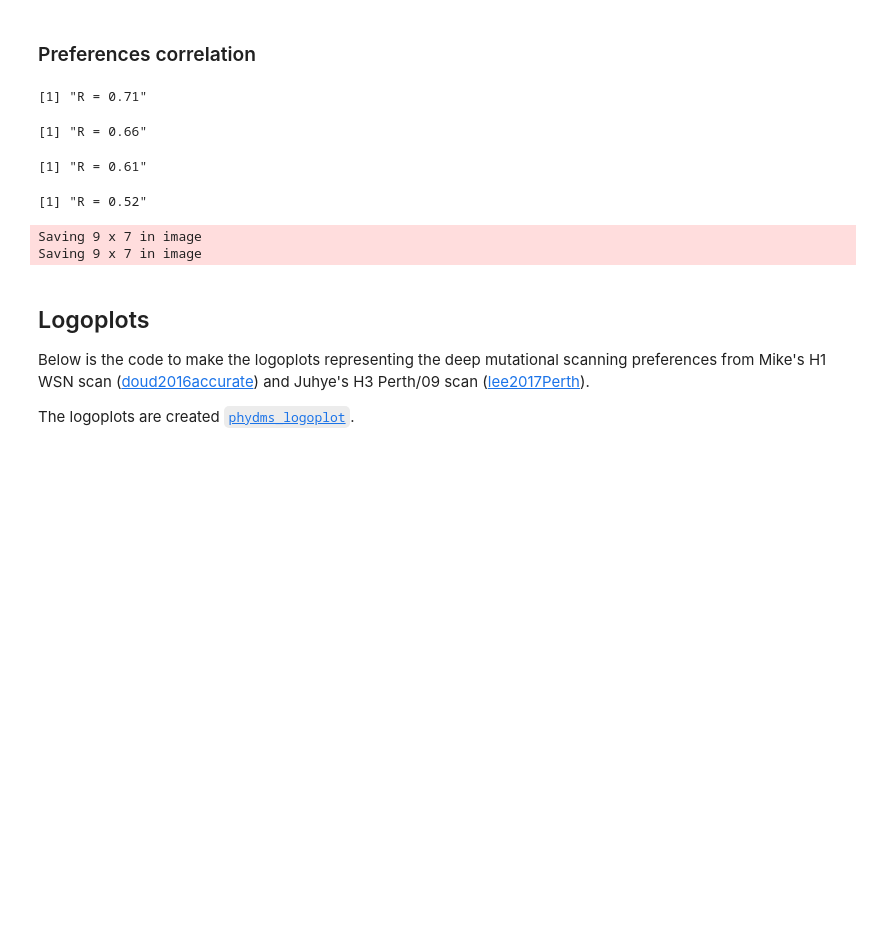
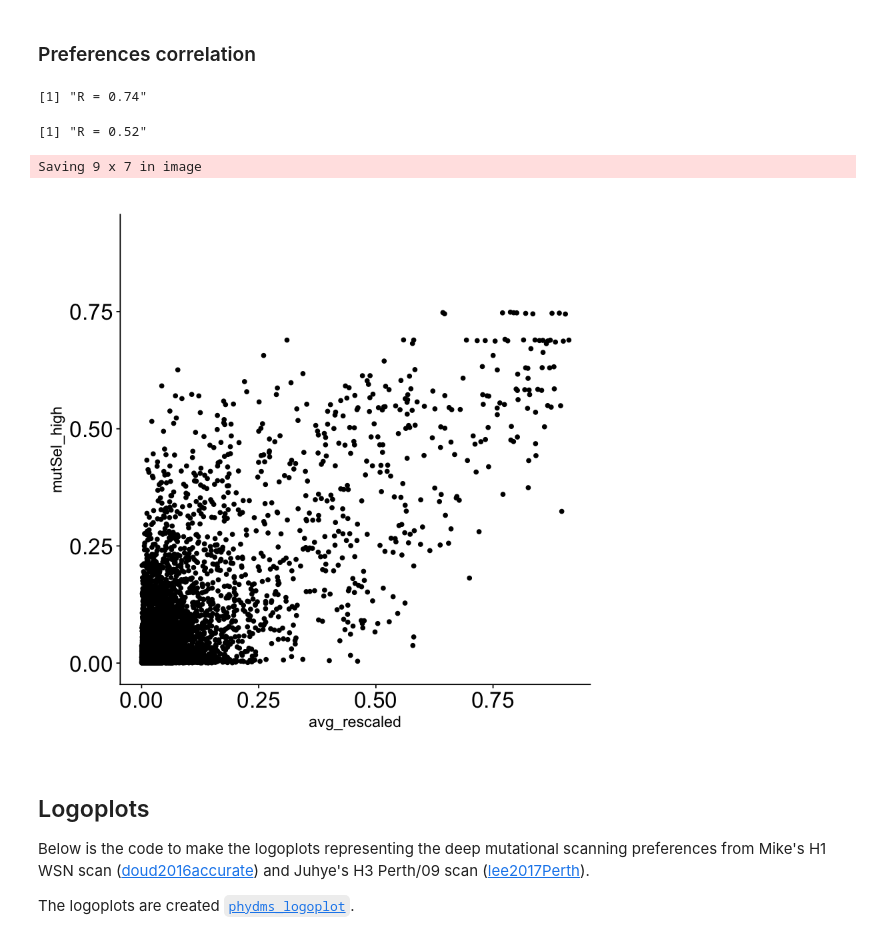
Before and after one commit to jbloomlab/divergence_timing_manuscript, a Jupyter notebook: manuscript/figures/figures.ipynb, the cells around one changed output. Drawn from its saved outputs; the diff is of its cells as text; code cells hidden in the pictures; blank space fills up the shorter version.

```diff
--- a/manuscript/figures/figures.ipynb
+++ b/manuscript/figures/figures.ipynb
@@ -431,52 +431,51 @@ Saving 7 x 7 in image
 # %%
 df = read.csv("../../analysis/phylobayes/outputs/corr_prefs.csv")
 m = max(df[c("doud_rescaled", "lee_rescaled", "avg_rescaled", "mutSel_high")], na.rm=TRUE)
 
 # pb vs. avg
 r.value <- format(cor(df$mutSel_high,df$avg_rescaled),digits=2)
 cor.text <- paste("R =",r.value)
 cor.text
-p1 = ggplot(df, aes(avg_rescaled, mutSel_high)) + geom_point() + theme(axis.text=element_text(size=20))
+p1 = ggplot(df, aes(avg_rescaled, mutSel_high)) + geom_point() + theme(axis.text=element_text(size=20)) + xlim(c(0,m)) + ylim(c(0,m)) + coord_fixed()
 # pb_avg = ggdraw(add_sub(p, cor.text, vpadding=grid::unit(0, "lines"),
 #        y = 30, x = 0.7, hjust = 0, size=20))
+p1
 
-# pb vs. H1
-r.value <- format(cor(df$mutSel_high,df$doud_rescaled),digits=2)
-cor.text <- paste("R =",r.value)
-cor.text
-p2 = ggplot(df, aes(doud_rescaled, mutSel_high)) + geom_point() + theme(axis.text=element_text(size=20)) + xlim(c(0,m)) + ylim(c(0,m)) + coord_fixed()
-# pb_H1 = ggdraw(add_sub(p, cor.text, vpadding=grid::unit(0, "lines"),
-#        y = 10, x = 0.7, hjust = 0, size=20))
+# # pb vs. H1
+# r.value <- format(cor(df$mutSel_high,df$doud_rescaled),digits=2)
+# cor.text <- paste("R =",r.value)
+# cor.text
+# p2 = ggplot(df, aes(doud_rescaled, mutSel_high)) + geom_point() + theme(axis.text=element_text(size=20)) + xlim(c(0,m)) + ylim(c(0,m)) + coord_fixed()
+# # pb_H1 = ggdraw(add_sub(p, cor.text, vpadding=grid::unit(0, "lines"),
+# #        y = 10, x = 0.7, hjust = 0, size=20))
 
-# pb vs. H3
-r.value <- format(cor(df$mutSel_high,df$lee_rescaled),digits=2)
-cor.text <- paste("R =",r.value)
-cor.text
-p3 = ggplot(df, aes(lee_rescaled, mutSel_high)) + geom_point() + theme(axis.text=element_text(size=20)) + xlim(c(0,m)) + ylim(c(0,m)) + coord_fixed()
-# pb_H3 = ggdraw(add_sub(p, cor.text, vpadding=grid::unit(0, "lines"),
-#        y = 30, x = 0.7, hjust = 0, size=20))
+# # pb vs. H3
+# r.value <- format(cor(df$mutSel_high,df$lee_rescaled),digits=2)
+# cor.text <- paste("R =",r.value)
+# cor.text
+# p3 = ggplot(df, aes(lee_rescaled, mutSel_high)) + geom_point() + theme(axis.text=element_text(size=20)) + xlim(c(0,m)) + ylim(c(0,m)) + coord_fixed()
+# # pb_H3 = ggdraw(add_sub(p, cor.text, vpadding=grid::unit(0, "lines"),
+# #        y = 30, x = 0.7, hjust = 0, size=20))
 
 # H3 vs. H1
 r.value <- format(cor(df$lee_rescaled,df$doud_rescaled),digits=2)
 cor.text <- paste("R =",r.value)
 cor.text
-p4 = ggplot(df, aes(doud_rescaled, lee_rescaled)) + geom_point() + theme(axis.text=element_text(size=20))
+p4 = ggplot(df, aes(doud_rescaled, lee_rescaled)) + geom_point() + theme(axis.text=element_text(size=20)) + xlim(c(0,m)) + ylim(c(0,m)) + coord_fixed()
 # H1_H3 = ggdraw(add_sub(p, cor.text, vpadding=grid::unit(0, "lines"),
 #        y = 30, x = 0.7, hjust = 0, size=20))
 
-p = plot_grid(p2, p3, p1, p4, ncol=3)
-# p = plot_grid(pb_H1, pb_H3, pb_avg, H1_H3, ncol = 3)
-ggsave("_raw_corr.png", width=9)
+# p = plot_grid(p2, p3, p1, p4, ncol=3)
+# # p = plot_grid(pb_H1, pb_H3, pb_avg, H1_H3, ncol = 3)
+# ggsave("_raw_corr.png", width=9)
 
 p = plot_grid(p1, p4)
 ggsave("_raw_corr.png", width=9)
 # %% [output]
-[1] "R = 0.71"
+[1] "R = 0.74"
-[1] "R = 0.66"
+[1] "R = 0.52"
-[1] "R = 0.61"
+Saving 9 x 7 in image
-[1] "R = 0.52"
-Saving 9 x 7 in image
-Saving 9 x 7 in image
+[figure, added]
 # %% [markdown]
 ## Logoplots
 
```
Also changed, not shown: 4 other files.
